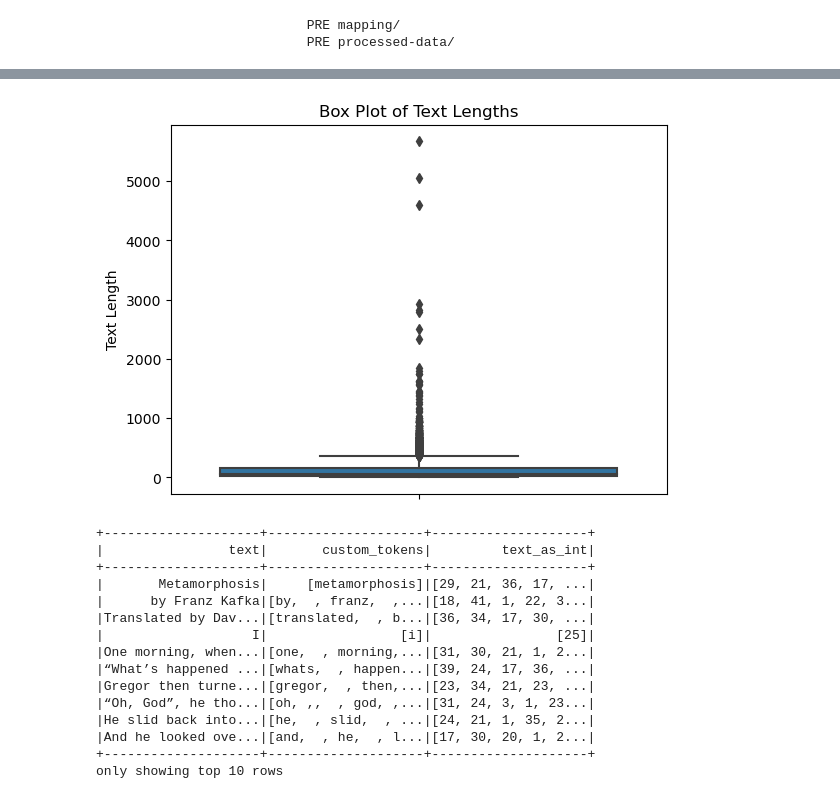
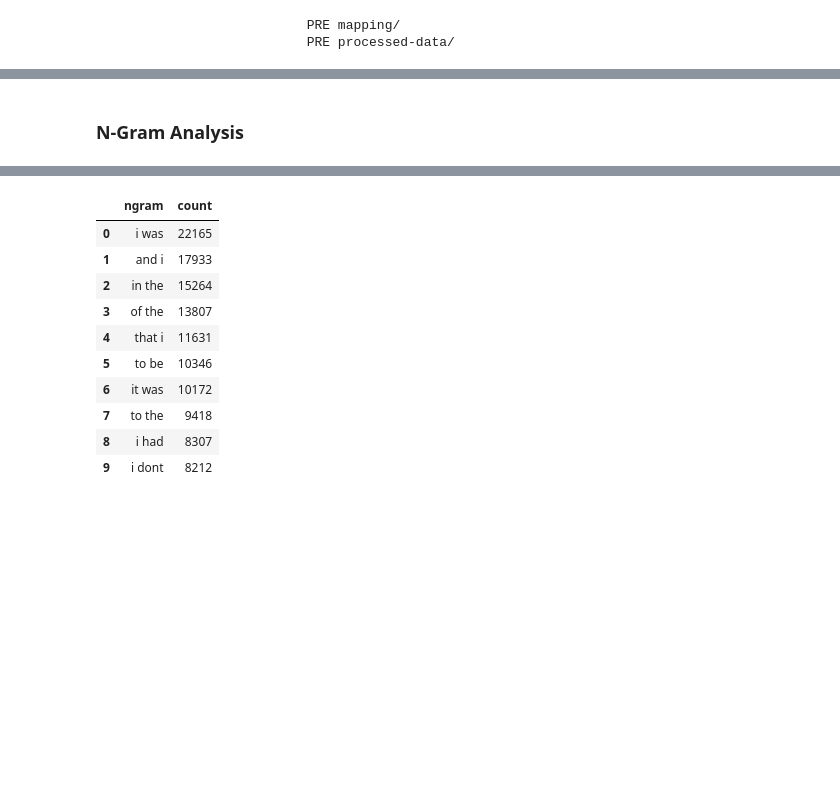
Before and after one commit to gu-dsan6000/fall-2023-reddit-project-team-17, a Jupyter notebook: code/project-nlp/project-nlp-posts-and-books-vis.ipynb, the cells around one changed output, grey strips where cells are left out. Saved outputs shown, nothing was run; the diff lists cells and outputs as text; code cells hidden in the pictures; blank space fills up the shorter version.

```diff
--- a/code/project-nlp/project-nlp-posts-and-books-vis.ipynb
+++ b/code/project-nlp/project-nlp-posts-and-books-vis.ipynb
@@ -214,38 +222,21 @@ only showing top 10 rows
+# %% [markdown]
+### N-Gram Analysis
 # %%
-from pyspark.sql import SparkSession
-import matplotlib.pyplot as plt
-import seaborn as sns
-from pyspark.sql.functions import size, explode, col
-import pandas as pd
 
-
-
-
-
-
-
-# 2. N-Gram Analysis
-from pyspark.ml.feature import NGram
 
 ngram = NGram(n=5, inputCol="custom_tokens", outputCol="ngrams")
 ngram_df = ngram.transform(all_model_text)
 ngram_freq = ngram_df.withColumn('ngram', explode('ngrams')).groupBy('ngram').count().orderBy('count', ascending=False)
-ngram_freq.show()
-ngram_freq.toPandas().head(20).plot(kind='bar', x='ngram', y='count')
-plt.title('Top 20 Bigrams')
-plt.xlabel('Bigram')
-plt.ylabel('Frequency')
-plt.show()
 
-# 3. Text Length Box Plot
-lengths_pd = all_model_text.withColumn('text_length', size('custom_tokens')).select('text_length').toPandas()
-sns.boxplot(y=lengths_pd['text_length'])
-plt.title('Box Plot of Text Lengths')
-plt.ylabel('Text Length')
-plt.show()
 
-# Optional: Sentiment Analysis (requires additional setup and libraries)
+# Select the top 10 rows
+top_10_ngrams = ngram_freq.limit(10)
 
-# 4. Sample Data Table
-all_model_text.show(10)
+# Convert to Pandas DataFrame
+top_10_pd = top_10_ngrams.toPandas()
+
+# Save to CSV
+top_10_pd.to_csv("../../data/nlp-data/books-and-stories-n-grams.csv", index=False)
+
+display(top_10_pd)
 # %% [output]
@@ -270,16 +246,11 @@ only showing top 20 rows
-[figure, removed]
-+--------------------+--------------------+--------------------+
-|                text|       custom_tokens|         text_as_int|
-+--------------------+--------------------+--------------------+
-|       Metamorphosis|     [metamorphosis]|[29, 21, 36, 17, ...|
-|      by Franz Kafka|[by,  , franz,  ,...|[18, 41, 1, 22, 3...|
-|Translated by Dav...|[translated,  , b...|[36, 34, 17, 30, ...|
-|                   I|                 [i]|                [25]|
-|One morning, when...|[one,  , morning,...|[31, 30, 21, 1, 2...|
-|“What’s happened ...|[whats,  , happen...|[39, 24, 17, 36, ...|
-|Gregor then turne...|[gregor,  , then,...|[23, 34, 21, 23, ...|
-|“Oh, God”, he tho...|[oh, ,,  , god, ,...|[31, 24, 3, 1, 23...|
-|He slid back into...|[he,  , slid,  , ...|[24, 21, 1, 35, 2...|
-|And he looked ove...|[and,  , he,  , l...|[17, 30, 20, 1, 2...|
-+--------------------+--------------------+--------------------+
-only showing top 10 rows
+|  | ngram | count |
+| 0 | i was | 22165 |
+| 1 | and i | 17933 |
+| 2 | in the | 15264 |
+| 3 | of the | 13807 |
+| 4 | that i | 11631 |
+| 5 | to be | 10346 |
+| 6 | it was | 10172 |
+| 7 | to the | 9418 |
+| 8 | i had | 8307 |
+| 9 | i dont | 8212 |
```
Also changed, not shown: parts of 11 cells of this notebook, 4 other files.
